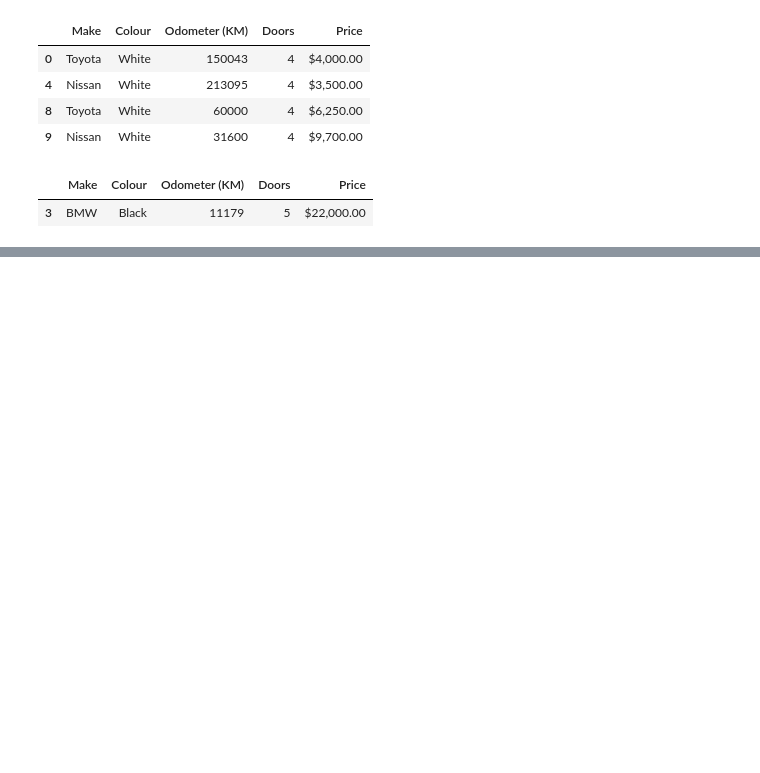
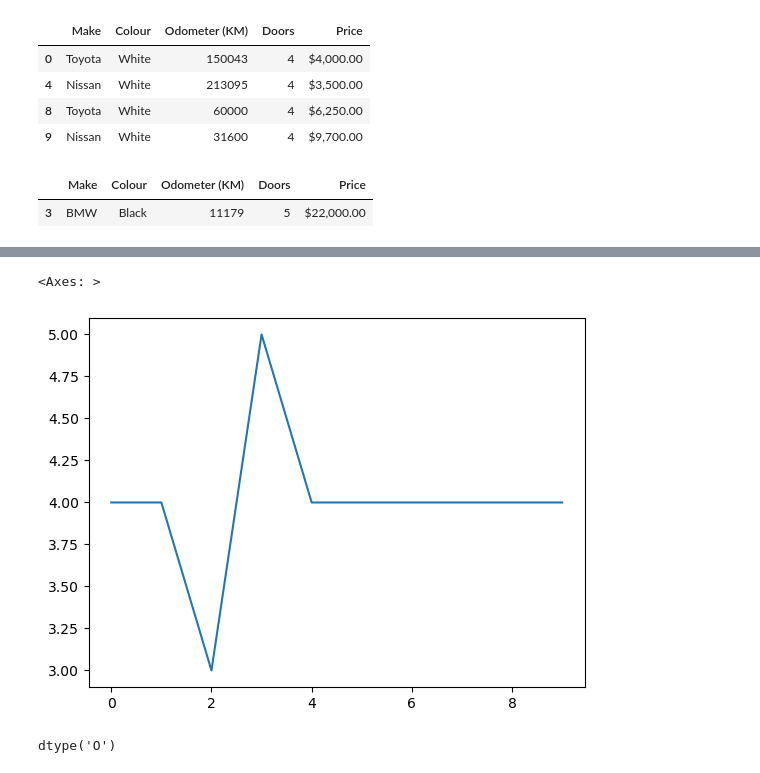
Before and after one commit to AYAN10M/MY_MACHINE_LEARNING_JOURNEY, a Jupyter notebook: SAMPLE_PROJECT_2/introduction_pandas.ipynb, the cells around one changed output, grey strips where cells are left out. Cells and saved outputs as stored; diff of their text form; code cells hidden in the pictures; blank space fills up the shorter version.

```diff
--- a/SAMPLE_PROJECT_2/introduction_pandas.ipynb
+++ b/SAMPLE_PROJECT_2/introduction_pandas.ipynb
@@ -483,0 +543,10 @@ car_sales[car_sales["Odometer (KM)"] <= 30000]
+# %%
+car_sales["Doors"].plot()
+# %% [output]
+<Axes: >
+[figure, added]
+# %%
+car_sales["Price"].dtype
+# car_sales["Price"].plot() will yeild wrong result as price is object type
+# %% [output]
+dtype('O')
```
Also changed, not shown: parts of 48 cells of this notebook, 2 other files.
